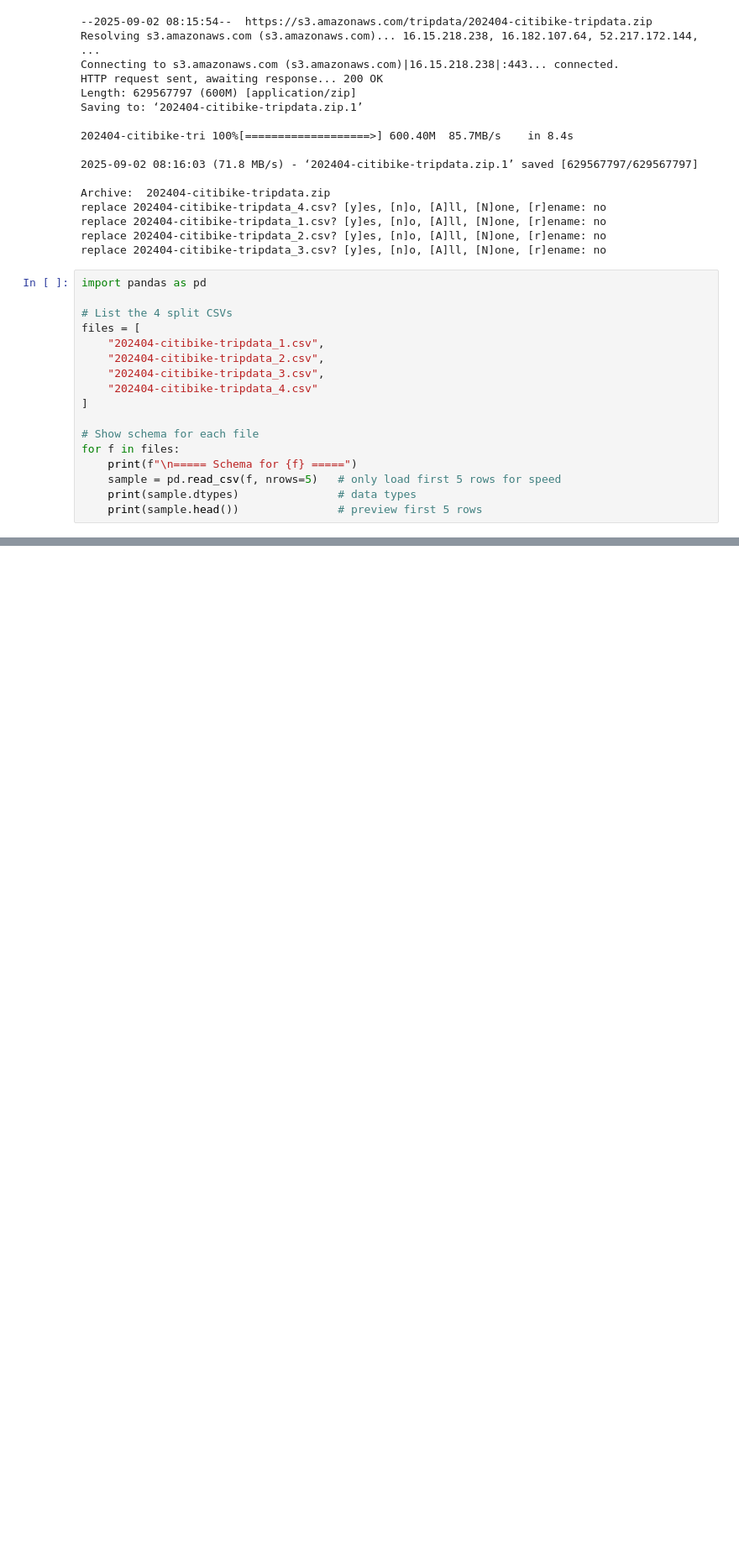
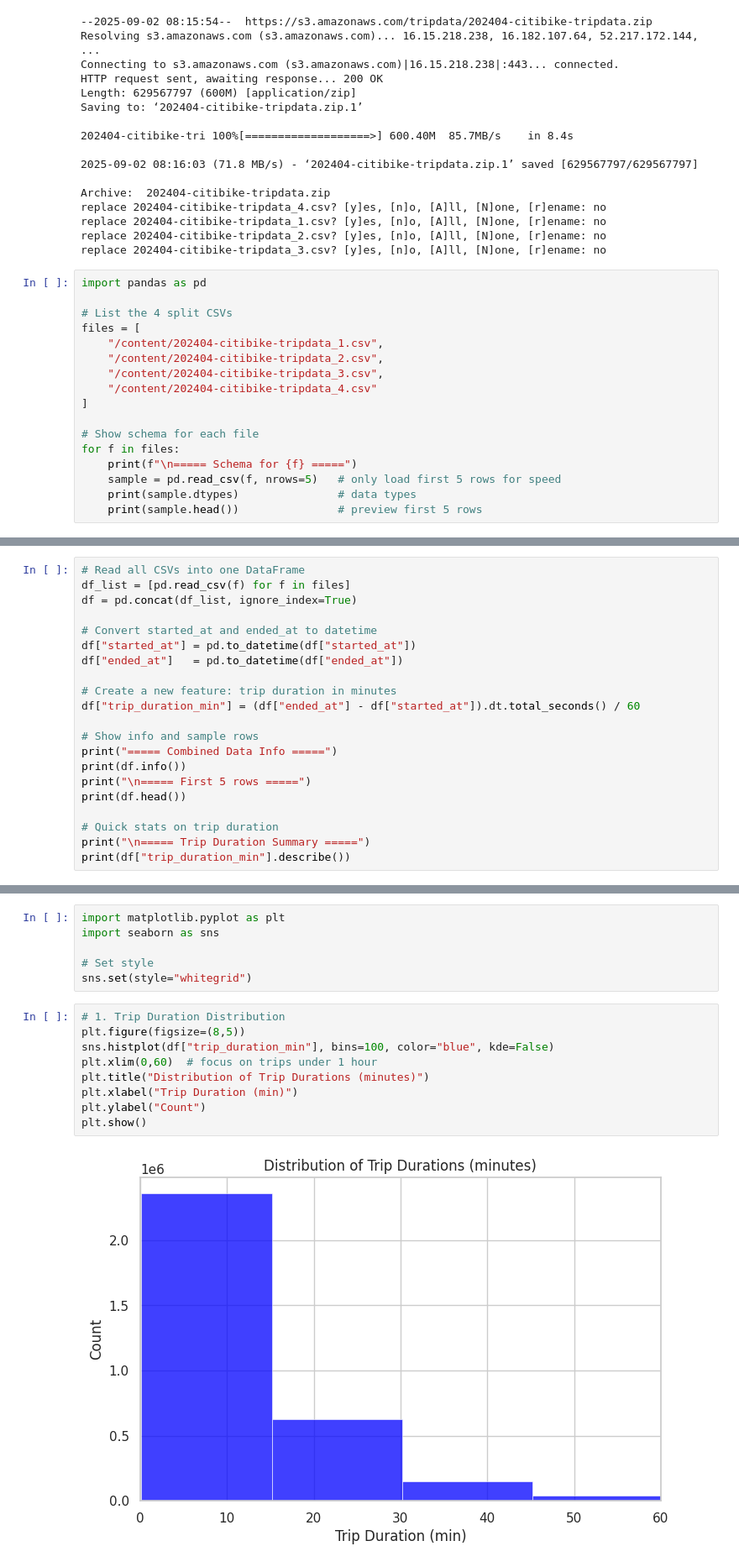
Before and after one commit to mohit716/CitiBike_Data_Analysis, a Jupyter notebook: Final_Project.ipynb, the cells around one changed output, grey strips where cells are left out. Shown: that part at 84% size. Cells and saved outputs as stored; diff of their text form; blank space fills up the shorter version.

```diff
--- a/Final_Project.ipynb
+++ b/Final_Project.ipynb
@@ -26,10 +26,10 @@ import pandas as pd
 
 # List the 4 split CSVs
 files = [
-    "202404-citibike-tripdata_1.csv",
-    "202404-citibike-tripdata_2.csv",
-    "202404-citibike-tripdata_3.csv",
-    "202404-citibike-tripdata_4.csv"
+    "/content/202404-citibike-tripdata_1.csv",
+    "/content/202404-citibike-tripdata_2.csv",
+    "/content/202404-citibike-tripdata_3.csv",
+    "/content/202404-citibike-tripdata_4.csv"
 ]
 
 # Show schema for each file
@@ -69,0 +59,21 @@ FileNotFoundError: [Errno 2] No such file or directory: '/content/CS-660_Data_Sc
+# %%
+# Read all CSVs into one DataFrame
+df_list = [pd.read_csv(f) for f in files]
+df = pd.concat(df_list, ignore_index=True)
+
+# Convert started_at and ended_at to datetime
+df["started_at"] = pd.to_datetime(df["started_at"])
+df["ended_at"]   = pd.to_datetime(df["ended_at"])
+
+# Create a new feature: trip duration in minutes
+df["trip_duration_min"] = (df["ended_at"] - df["started_at"]).dt.total_seconds() / 60
+
+# Show info and sample rows
+print("===== Combined Data Info =====")
+print(df.info())
+print("\n===== First 5 rows =====")
+print(df.head())
+
+# Quick stats on trip duration
+print("\n===== Trip Duration Summary =====")
+print(df["trip_duration_min"].describe())
@@ -69,0 +98,17 @@ FileNotFoundError: [Errno 2] No such file or directory: '/content/CS-660_Data_Sc
+# %%
+import matplotlib.pyplot as plt
+import seaborn as sns
+
+# Set style
+sns.set(style="whitegrid")
+# %%
+# 1. Trip Duration Distribution
+plt.figure(figsize=(8,5))
+sns.histplot(df["trip_duration_min"], bins=100, color="blue", kde=False)
+plt.xlim(0,60)  # focus on trips under 1 hour
+plt.title("Distribution of Trip Durations (minutes)")
+plt.xlabel("Trip Duration (min)")
+plt.ylabel("Count")
+plt.show()
+# %% [output]
+[figure, added]
```
Also changed, not shown: parts of 17 cells of this notebook.
